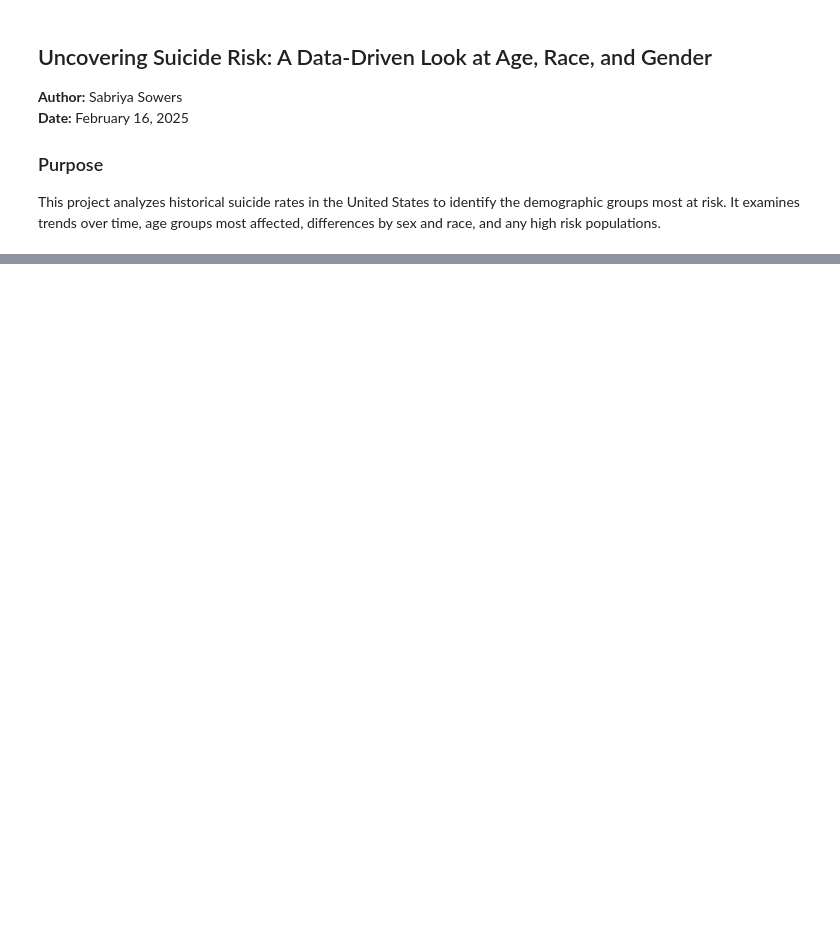
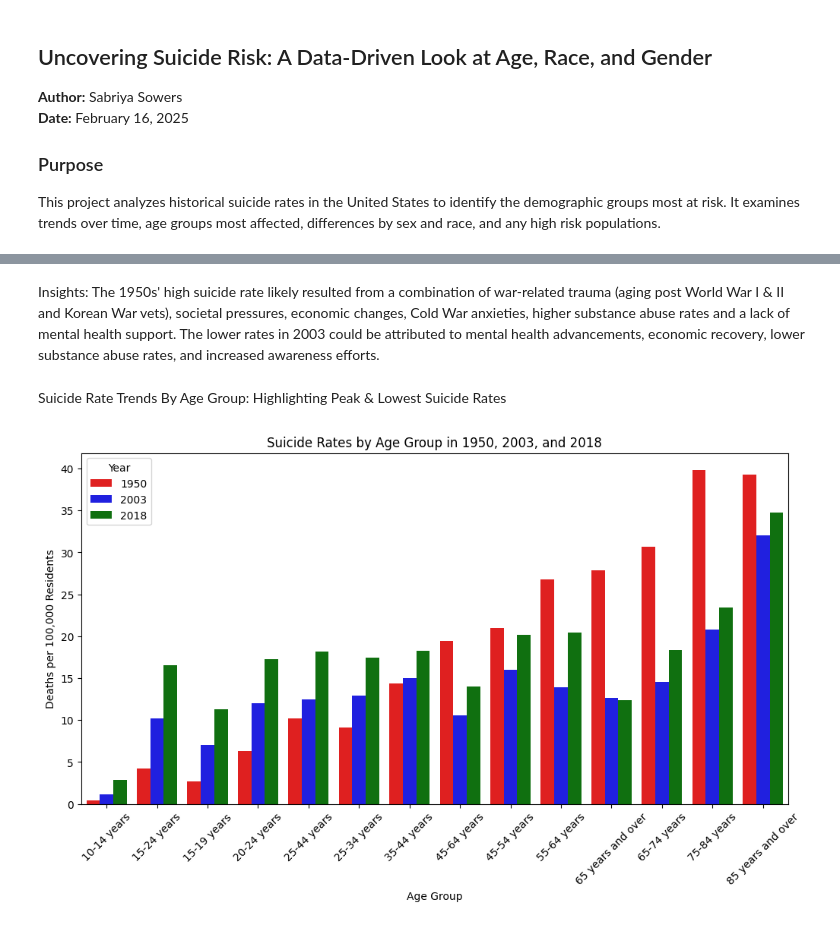
Before and after one commit to ssowers2/datafun-06-eda, a Jupyter notebook: sowers_eda.ipynb, the cells around one changed output, grey strips where cells are left out. Drawn from its saved outputs; the diff is of its cells as text; code cells hidden in the pictures; blank space fills up the shorter version.

```diff
--- a/sowers_eda.ipynb
+++ b/sowers_eda.ipynb
@@ -26,0 +88,31 @@ Error:
+# %% [markdown]
+Insights: The 1950s' high suicide rate likely resulted from a combination of war-related trauma (aging post World War I & II and Korean War vets), societal pressures, economic changes, Cold War anxieties, higher substance abuse rates and a lack of mental health support. The lower rates in 2003 could be attributed to mental health advancements, economic recovery, lower substance abuse rates, and increased awareness efforts.
+# %% [markdown]
+Suicide Rate Trends By Age Group: Highlighting Peak & Lowest Suicide Rates
+# %%
+import matplotlib.pyplot as plt
+import seaborn as sns
+
+# Filter dataset for only 1950, 2003, and 2018, excluding "All ages"
+df_filtered = df[(df['YEAR'].isin([1950, 2003, 2018])) & (df['AGE'] != 'All ages')]
+
+# Define custom colors matching previous chart (Red for peak, Blue for lowest, Green for 2018 uptick)
+custom_palette = {1950: 'red', 2003: 'blue', 2018: 'green'}
+
+# Create the bar chart
+plt.figure(figsize=(12, 6))
+sns.barplot(data=df_filtered, x='AGE', y='ESTIMATE', hue='YEAR', palette=custom_palette, errorbar=None)
+
+# Rotate x-axis labels for readability
+plt.xticks(rotation=45)
+
+# Titles and labels
+plt.title('Suicide Rates by Age Group in 1950, 2003, and 2018')
+plt.xlabel('Age Group')
+plt.ylabel('Deaths per 100,000 Residents')
+plt.legend(title='Year')
+
+# Show the plot
+plt.show()
+# %% [output]
+[figure, added]
```
Also changed, not shown: parts of 8 cells of this notebook.
